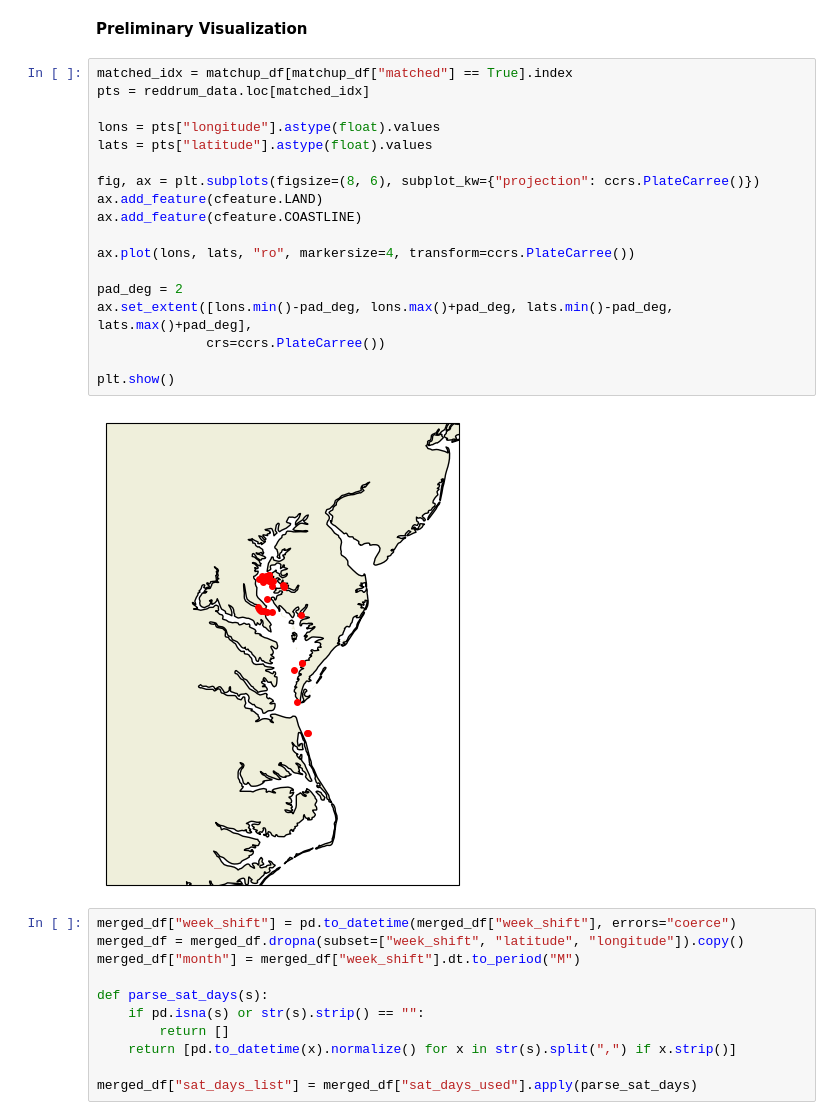
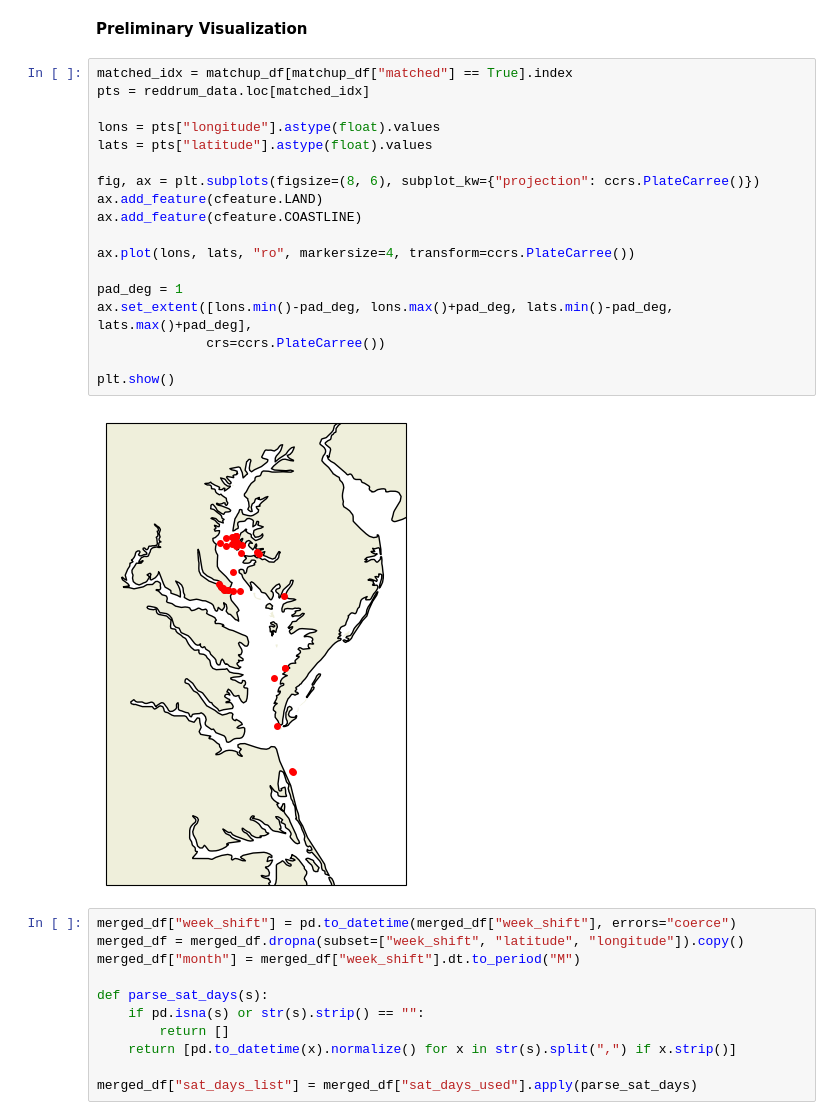
Before and after one commit to fish-pace/2026-proj-fishing-reddrum, a Jupyter notebook: contributor_folders/Retno Septiani/Matchup_reddrum-AOP.ipynb, the cells around one changed output. Drawn from its saved outputs; the diff is of its cells as text.

```diff
--- a/contributor_folders/Retno Septiani/Matchup_reddrum-AOP.ipynb
+++ b/contributor_folders/Retno Septiani/Matchup_reddrum-AOP.ipynb
@@ -271,23 +271,23 @@ merged_df.to_csv("reddrum_vs_avw.csv", index=False)
 # %%
 matched_idx = matchup_df[matchup_df["matched"] == True].index
 pts = reddrum_data.loc[matched_idx]
 
 lons = pts["longitude"].astype(float).values
 lats = pts["latitude"].astype(float).values
 
 fig, ax = plt.subplots(figsize=(8, 6), subplot_kw={"projection": ccrs.PlateCarree()})
 ax.add_feature(cfeature.LAND)
 ax.add_feature(cfeature.COASTLINE)
 
 ax.plot(lons, lats, "ro", markersize=4, transform=ccrs.PlateCarree())
 
-pad_deg = 2
+pad_deg = 1
 ax.set_extent([lons.min()-pad_deg, lons.max()+pad_deg, lats.min()-pad_deg, lats.max()+pad_deg],
               crs=ccrs.PlateCarree())
 
 plt.show()
 # %% [output]
-[figure, old version]
+[figure, new version]
 # %%
 merged_df["week_shift"] = pd.to_datetime(merged_df["week_shift"], errors="coerce")
 merged_df = merged_df.dropna(subset=["week_shift", "latitude", "longitude"]).copy()
```
Also changed, not shown: parts of 4 cells of this notebook.
